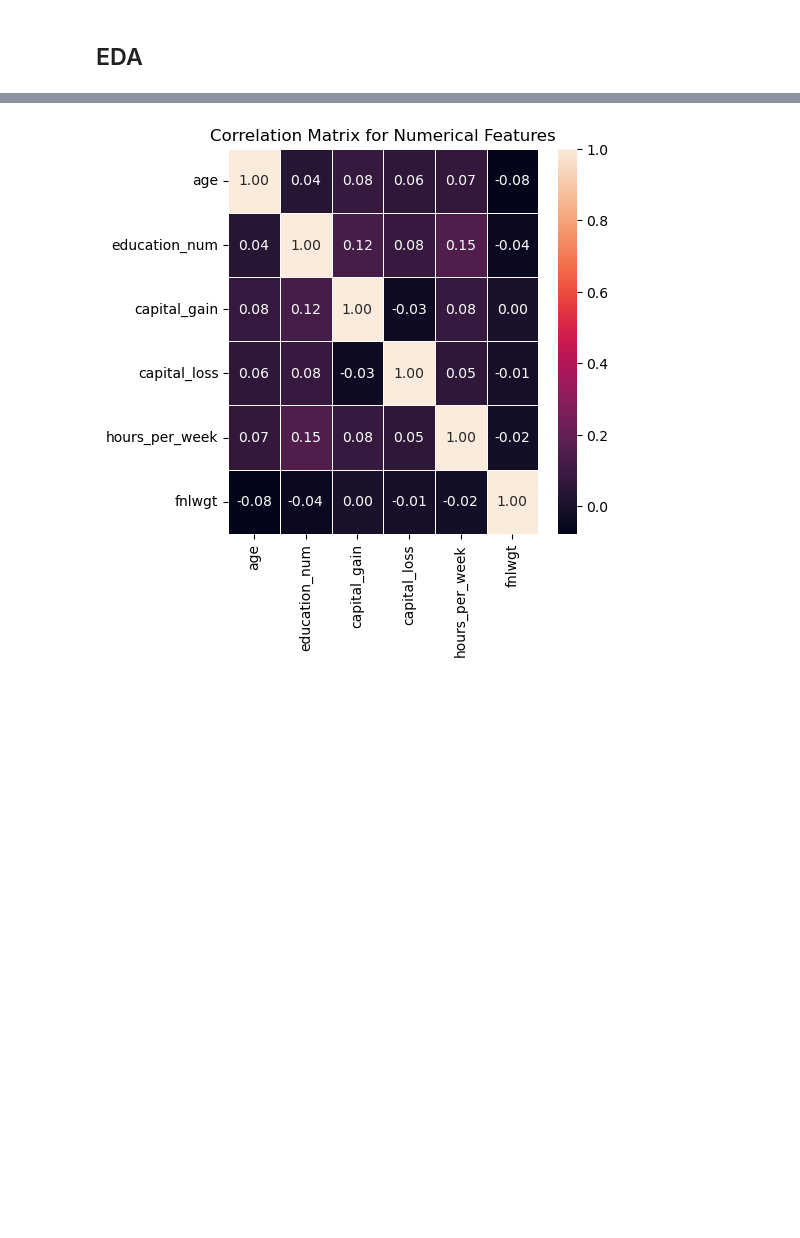
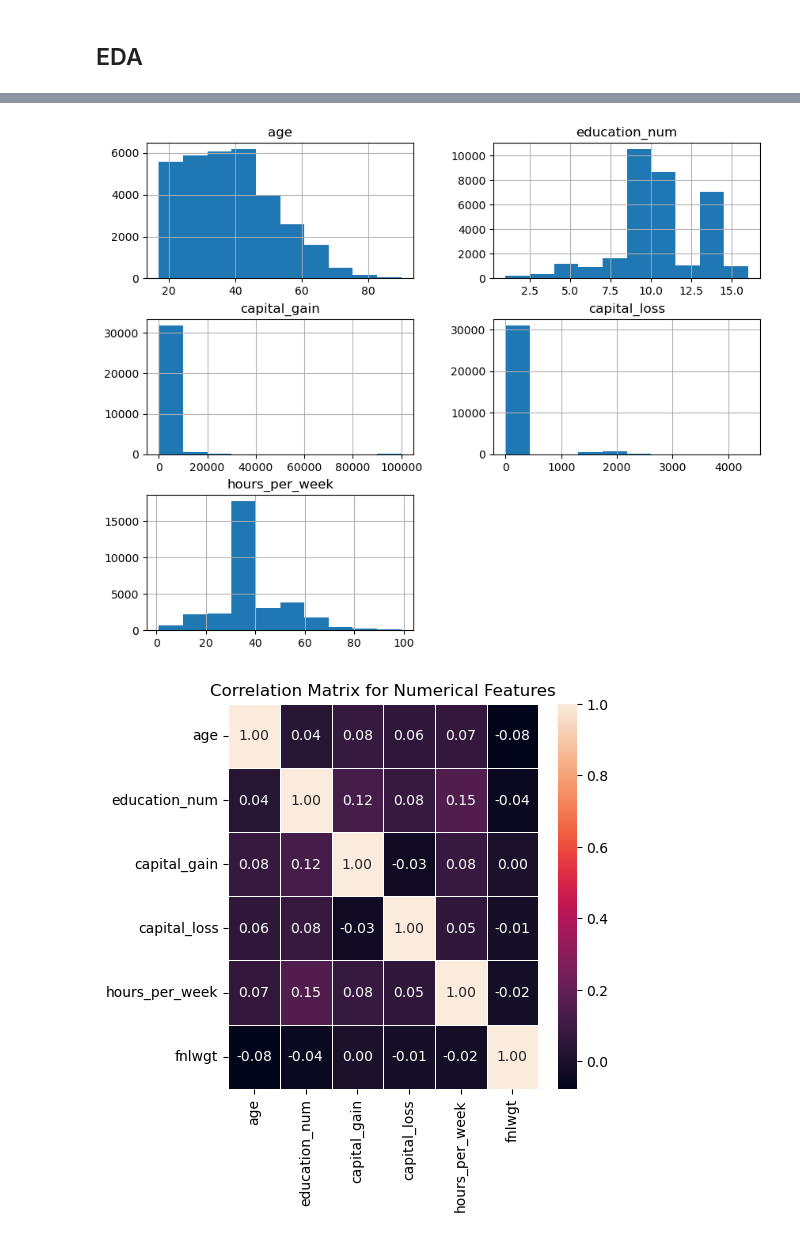
Before and after one commit to nedamhs/income-classification, a Jupyter notebook: income-prediction.ipynb, the cells around one changed output, grey strips where cells are left out. Saved outputs shown, nothing was run; the diff lists cells and outputs as text; code cells hidden in the pictures; blank space fills up the shorter version.

```diff
--- a/income-prediction.ipynb
+++ b/income-prediction.ipynb
@@ -55,7 +100,9 @@ train_df.head()
 # %%
 # Histogram
-# numerical_features = ['age', 'education_num', 'capital_gain', 'capital_loss', 'hours_per_week']
-# train_df[numerical_features].hist(figsize=(10, 8));
+numerical_features = ['age', 'education_num', 'capital_gain', 'capital_loss', 'hours_per_week']
+train_df[numerical_features].hist(figsize=(10, 8));
+# %% [output]
+[figure, added]
 # %%
 # CORRELATION MATRIX /HEATMAP
 numerical_features = ['age', 'education_num', 'capital_gain', 'capital_loss', 'hours_per_week', "fnlwgt"]
```
Also changed, not shown: parts of 44 cells of this notebook.
